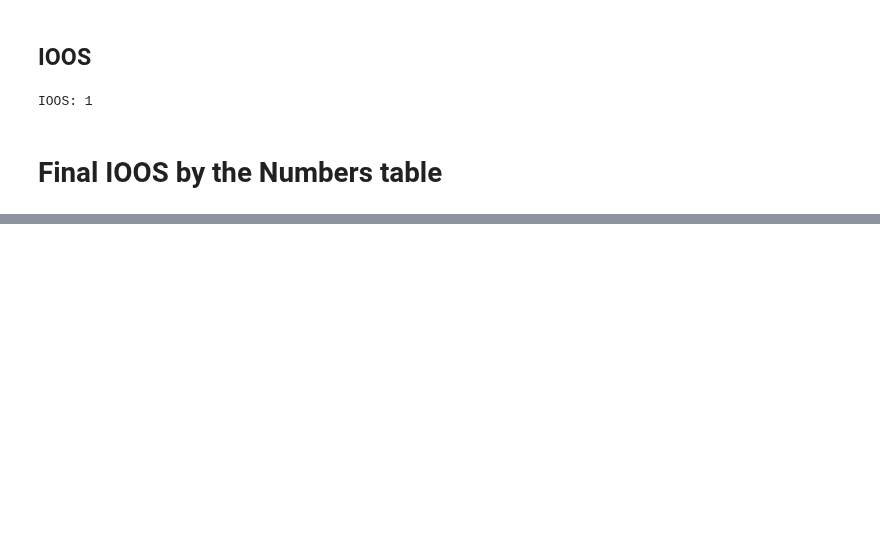
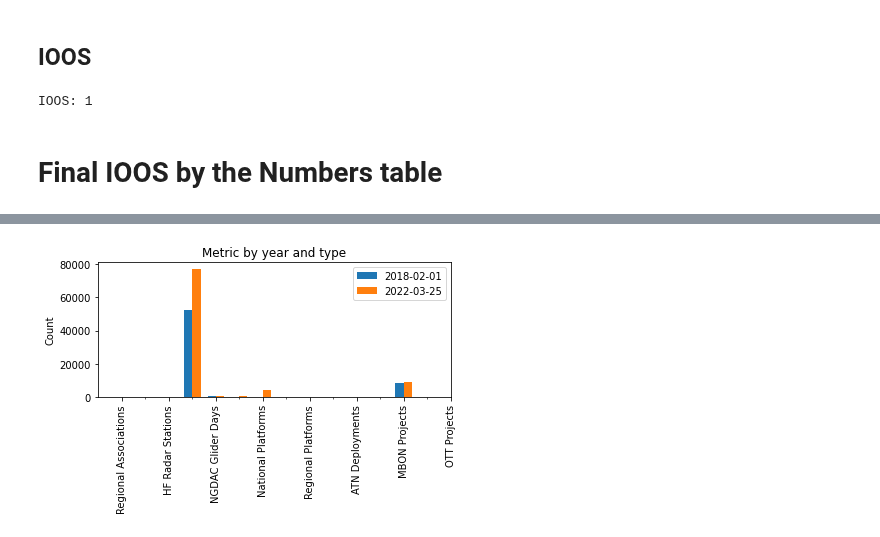
Before and after one commit to ioos/ioos_metrics, a Jupyter notebook: IOOS_BTN.ipynb, the cells around one changed output, grey strips where cells are left out. Cells and saved outputs as stored; diff of their text form; code cells hidden in the pictures; blank space fills up the shorter version.

Commit message:
adding bar plot of metrics

```diff
--- a/IOOS_BTN.ipynb
+++ b/IOOS_BTN.ipynb
@@ -527,3 +527,7 @@ ioos_btn_df.loc[ioos_btn_df['date_UTC']==today, ['IOOS']] = ioos
 IOOS: 1
 # %% [markdown]
 # Final IOOS by the Numbers table
+# %%
+ioos_btn_df['date_UTC']=pd.to_datetime(ioos_btn_df['date_UTC'])
+# %%
+ioos_btn_df.set_index('date_UTC')
@@ -535,0 +560,30 @@ ioos_btn_df
+# %%
+import matplotlib.pyplot as plt
+import numpy as np
+
+
+labels = ioos_btn_df.drop(columns=['date_UTC']).columns.tolist()
+
+x = np.arange(len(labels))  # the label locations
+width = 0.35  # the width of the bars
+
+fig, ax = plt.subplots()
+
+for index, row in ioos_btn_df.iterrows():
+  men_means = row.drop(index=['date_UTC']).values
+  rects = ax.bar(x - width/2, men_means, width, label=row['date_UTC'].strftime('%Y-%m-%d'))
+  width = width*-1
+
+# Add some text for labels, title and custom x-axis tick labels, etc.
+ax.set_ylabel('Count')
+ax.set_title('Metric by year and type')
+ax.set_xticks(x, labels)
+ax.legend()
+
+ax.xaxis.set_ticklabels(labels, rotation=90)
+
+fig.tight_layout()
+
+plt.show()
+# %% [output]
+[figure, added]
```
Also changed, not shown: parts of 9 cells of this notebook.
